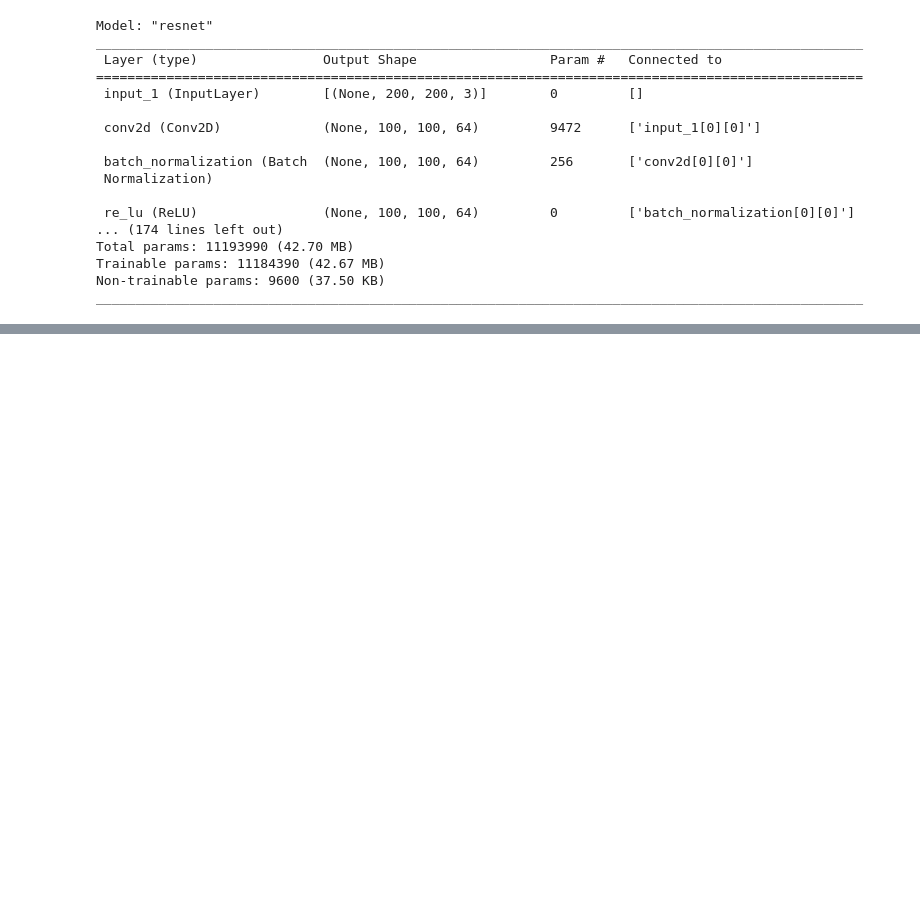
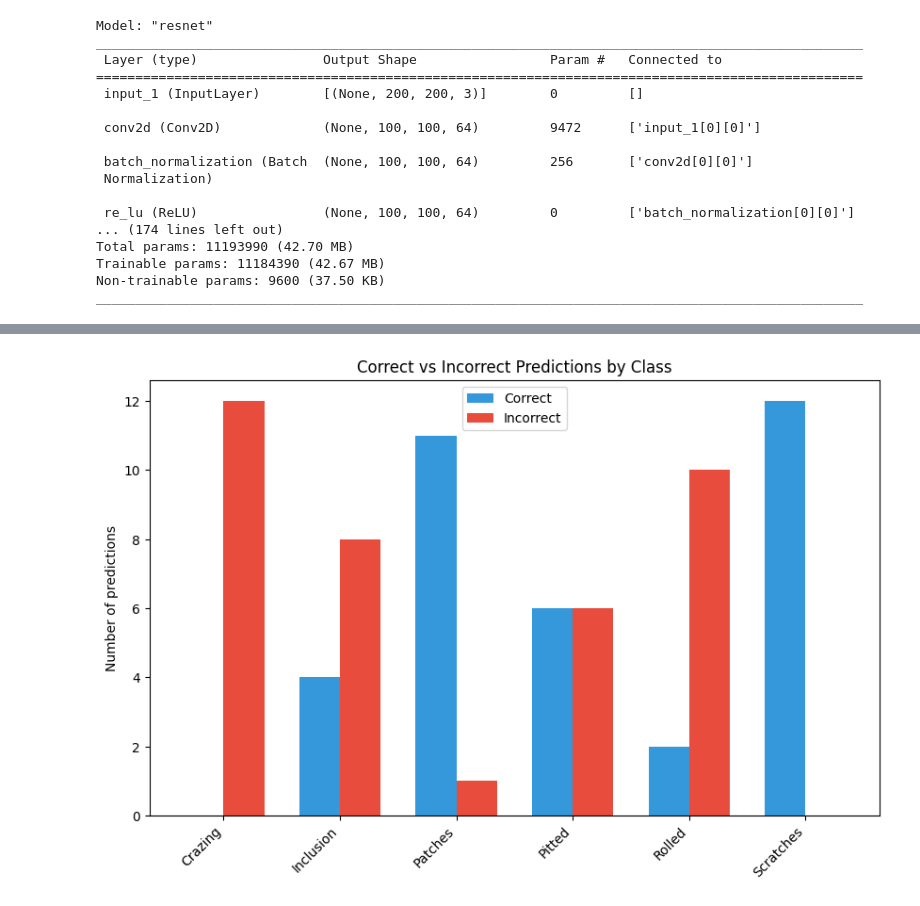
Before and after one commit to AhamadAli30/Defect-Detection-using-Deep-Learning, a Jupyter notebook: Metal_Detection_Resnet.ipynb, the cells around one changed output, grey strips where cells are left out. Cells and saved outputs as stored; diff of their text form; code cells hidden in the pictures; blank space fills up the shorter version.

```diff
--- a/Metal_Detection_Resnet.ipynb
+++ b/Metal_Detection_Resnet.ipynb
@@ -154,7 +154,7 @@ resnet_model.compile(loss='categorical_crossentropy',
               metrics=['accuracy'])
 # %%
 history = resnet_model.fit(train_generator,
-                    epochs=20,
+                    epochs=10,
                     batch_size=32,
                     validation_data=valid_generator)
 # %% [output]
@@ -167,0 +181,11 @@ Epoch 4/20
+# %%
+# prompt: save the model in /content/drive/MyDrive/NEU Metal Surface Defects Data directory  along with its history
+
+model_dir = '/content/drive/MyDrive/NEU Metal Surface Defects Data/'
+model_name = 'ResNet_model.h5'
+model_path = os.path.join(model_dir, model_name)
+resnet_model.save(model_path)
+
+history_path = os.path.join(model_dir, 'history.pkl')
+with open(history_path, 'wb') as f:
+    pickle.dump(history.history, f)
@@ -274,0 +302,54 @@ IndexError: index 9 is out of bounds for axis 0 with size 9
+# %%
+# prompt: give me bar graph for correct and wrong predictions of the model for each class
+
+import numpy as np
+import matplotlib.pyplot as plt
+
+# Get the true labels for the test set
+true_labels = test_generator.classes
+
+# Get the predicted labels from the model
+predicted_labels = np.argmax(resnet_model.predict(test_generator), axis=1)
+
+# Initialize a dictionary to store the number of correct and incorrect predictions for each class
+class_predictions = {}
+
+# Loop through each class
+for class_name in class_names:
+  # Get the indices of the test samples belonging to the current class
+  class_indices = np.where(true_labels == class_names.index(class_name))[0]
+
+  # Get the predicted labels for the current class
+  class_predicted_labels = predicted_labels[class_indices]
+
+  # Calculate the number of correct and incorrect predictions for the current class
+  correct_predictions = np.sum(class_predicted_labels == class_names.index(class_name))
+  incorrect_predictions = len(class_indices) - correct_predictions
+
+  # Store the results in the dictionary
+  class_predictions[class_name] = {
+      "correct": correct_predictions,
+      "incorrect": incorrect_predictions
+  }
+
+# Create a bar chart showing the number of correct and incorrect predictions for each class
+plt.figure(figsize=(10, 6))
+
+x_labels = class_names
+y_values = [
+    [class_predictions[class_name]["correct"] for class_name in class_names],
+    [class_predictions[class_name]["incorrect"] for class_name in class_names]
+]
+
+bar_width = 0.35
+x_positions = np.arange(len(x_labels))
+
+plt.bar(x_positions - bar_width/2, y_values[0], bar_width, label="Correct", color="#3498db")
+plt.bar(x_positions + bar_width/2, y_values[1], bar_width, label="Incorrect", color="#e74c3c")
+
+plt.xticks(x_positions, x_labels, rotation=45, ha="right")
+plt.ylabel("Number of predictions")
+plt.title("Correct vs Incorrect Predictions by Class")
+plt.legend()
+plt.show()
+# %% [output]
@@ -274,0 +357 @@ IndexError: index 9 is out of bounds for axis 0 with size 9
+[figure, added]
```
Also changed, not shown: parts of 9 cells of this notebook.
